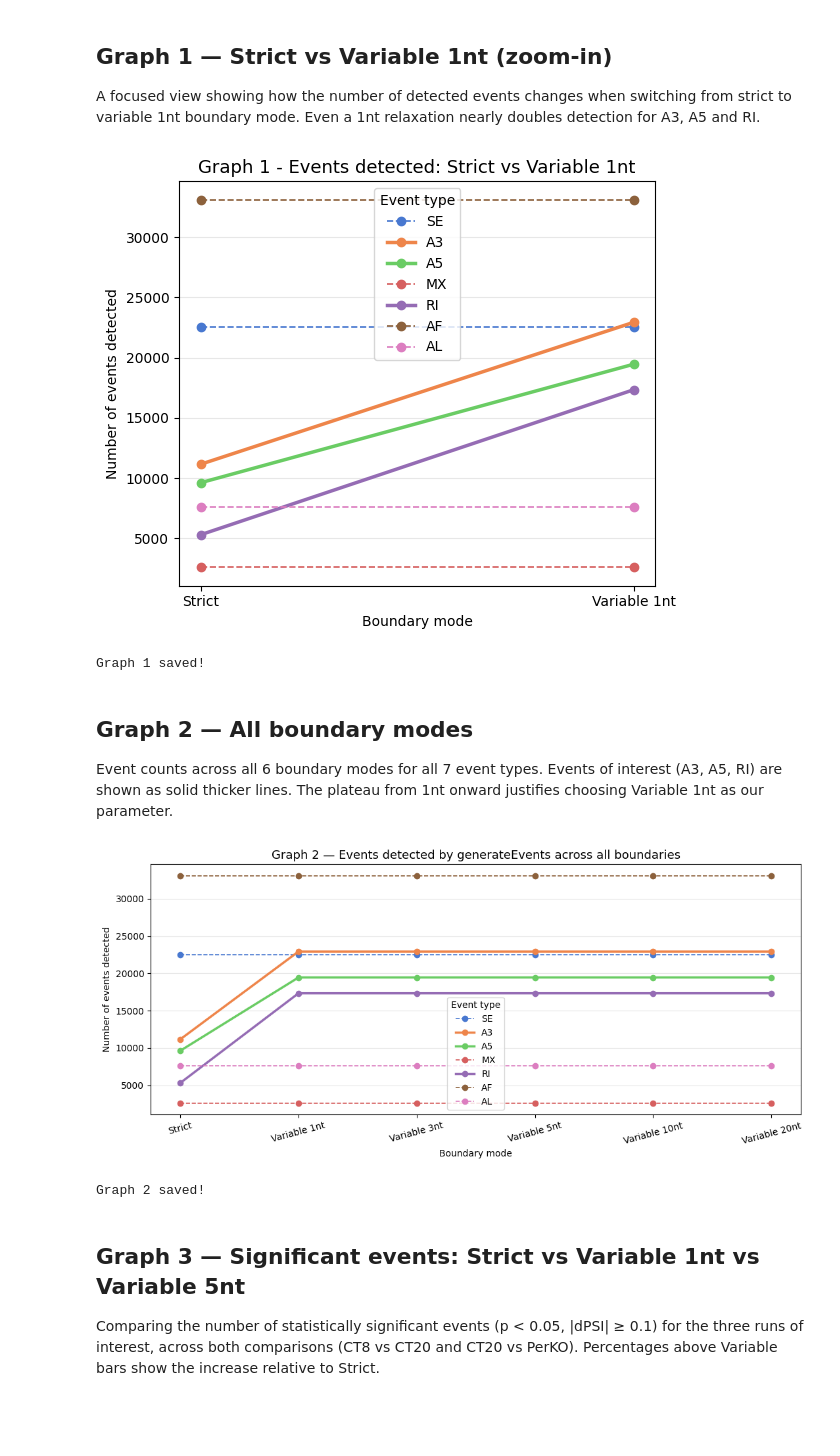
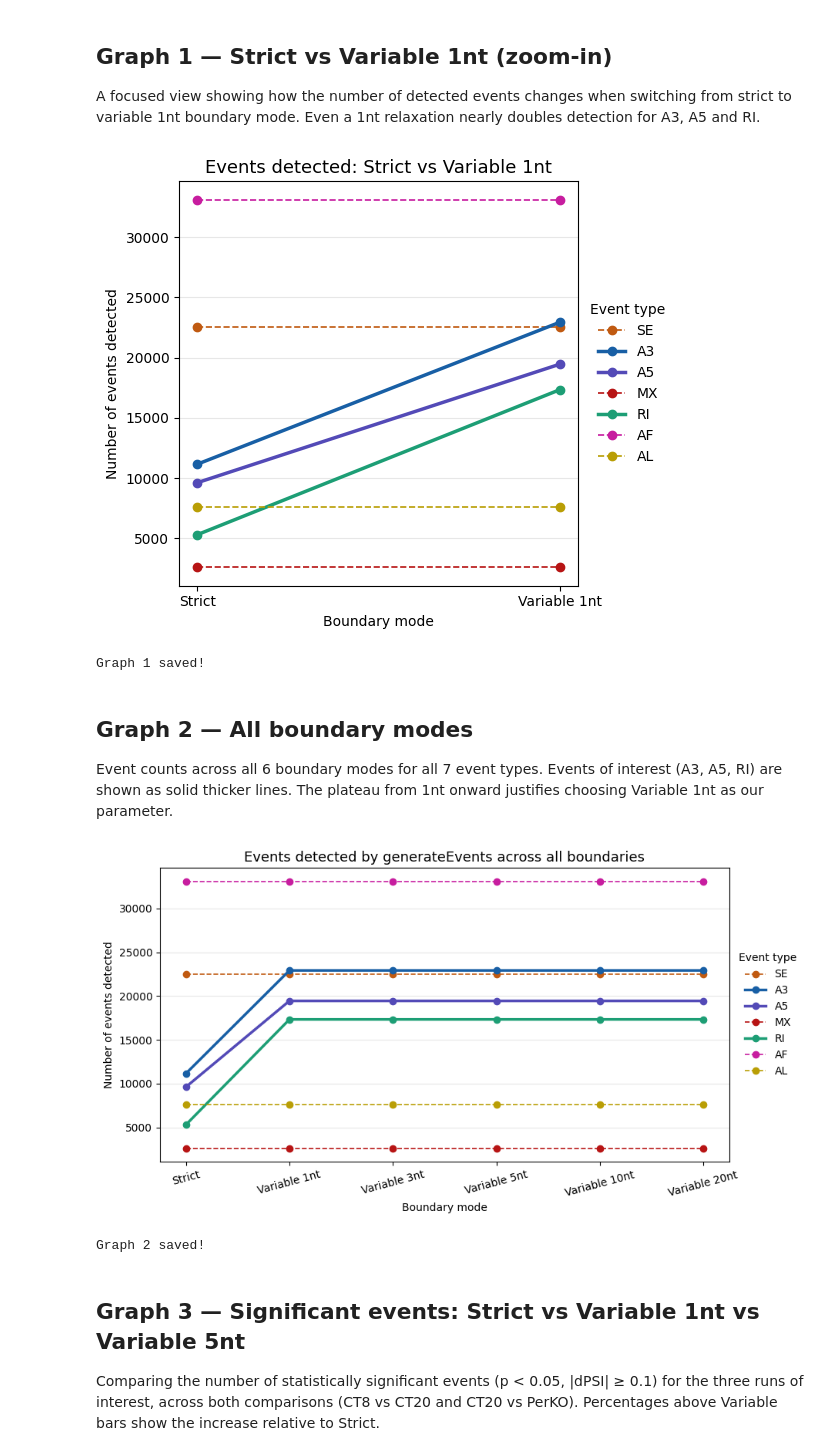
Before and after one commit to griceyrt/Internship, a Jupyter notebook: analysis/notebooks/02_barplots.ipynb, the cells around one changed output. Drawn from its saved outputs; the diff is of its cells as text; code cells hidden in the pictures; blank space fills up the shorter version.

Commit message:
update generatedEvents and Event_Types enum

```diff
--- a/analysis/notebooks/02_barplots.ipynb
+++ b/analysis/notebooks/02_barplots.ipynb
@@ -147,7 +147,20 @@ A focused view showing how the number of detected events changes
 when switching from strict to variable 1nt boundary mode.
 Even a 1nt relaxation nearly doubles detection for A3, A5 and RI.
 # %%
-# Graph 1 — Strict vs Variable 1nt zoom in
+# color map: event type -> color
+event_colors = {
+    "A3": "#185FA5",   # blue
+    "A5": "#534AB7",   # purple
+    "RI": "#1D9E75",   # green
+    "SE": "#C05A11",   # amber
+    "MX": "#B71414",   # red
+    "AF": "#C71D9F",   # pink
+    "AL": "#B99E05",   # yellow
+}
+
+events_all = ["SE", "A3", "A5", "MX", "RI", "AF", "AL"]
+
+# Graph -  line plot comparing Strict vs Variable 1nt for all events
 data_zoom = {
     "Boundary": ["Strict", "Variable 1nt"],
     "SE":  [22523, 22523],
@@ -158,33 +171,35 @@ data_zoom = {
     "AF":  [33108, 33108],
     "AL":  [7632,  7632],
 }
-
 df_zoom = pd.DataFrame(data_zoom)
 
-muted = sns.color_palette("muted", 7)
-events_all = ["SE", "A3", "A5", "MX", "RI", "AF", "AL"]
-
-fig, ax = plt.subplots(figsize=(6, 5))
-
-for i, event in enumerate(events_all):
+fig, ax = plt.subplots(figsize=(7, 5))
+for event in events_all:
     linestyle = "-" if event in ["A3", "A5", "RI"] else "--"
     linewidth = 2.5 if event in ["A3", "A5", "RI"] else 1.2
     ax.plot(df_zoom["Boundary"], df_zoom[event],
-            marker="o", label=event, color=muted[i],
+            marker="o", label=event, color=event_colors[event],
             linewidth=linewidth, linestyle=linestyle)
 
-ax.set_title("Graph 1 - Events detected: Strict vs Variable 1nt", fontsize=13)
+ax.set_title("Events detected: Strict vs Variable 1nt", fontsize=13)
 ax.set_xlabel("Boundary mode")
 ax.set_ylabel("Number of events detected")
-ax.legend(title="Event type")
+
+#ax.legend(title="Event type")
+#ax.grid(axis="y", alpha=0.3)
+#plt.tight_layout()
+
 ax.grid(axis="y", alpha=0.3)
+ax.legend(title="Event type", loc="center left",
+          bbox_to_anchor=(1, 0.5), frameon=False)
+plt.tight_layout(rect=[0, 0, 0.85, 1])
 
-plt.tight_layout()
+
 plt.savefig("../../figures/plots/graph1_lineplot_strict_vs_1nt.png", dpi=150, bbox_inches="tight")
 plt.show()
 print("Graph 1 saved!")
 # %% [output]
-[figure, old version]
+[figure, new version]
 Graph 1 saved!
 # %% [markdown]
 ## Graph 2 — All boundary modes
@@ -195,29 +210,34 @@ The plateau from 1nt onward justifies choosing Variable 1nt as our parameter.
 # %%
 # Line plot — IOE counts across all boundary modes for all 7 events
 boundaries = ["Strict", "Variable 1nt", "Variable 3nt", "Variable 5nt", "Variable 10nt", "Variable 20nt"]
 
 fig, ax = plt.subplots(figsize=(11, 5))
-
-for i, event in enumerate(events_all):
+for event in events_all:
     row = df_ioe_all[df_ioe_all["Event"] == event].iloc[0]
     values = [row[b] for b in boundaries]
     linestyle = "-" if event in ["A3", "A5", "RI"] else "--"
     linewidth = 2.5 if event in ["A3", "A5", "RI"] else 1.2
     ax.plot(boundaries, values, marker="o", label=event,
-            color=muted[i], linewidth=linewidth, linestyle=linestyle)
+            color=event_colors[event], linewidth=linewidth, linestyle=linestyle)
 
-ax.set_title("Graph 2 — Events detected by generateEvents across all boundaries", fontsize=13)
+ax.set_title("Events detected by generateEvents across all boundaries", fontsize=13)
 ax.set_xlabel("Boundary mode")
 ax.set_ylabel("Number of events detected")
-ax.legend(title="Event type")
+
+# ax.legend(title="Event type")
 ax.grid(axis="y", alpha=0.3)
 plt.xticks(rotation=15)
-plt.tight_layout()
-plt.savefig("../../figures/plots/lineplot_ioe_counts.png", dpi=150, bbox_inches="tight")
+# plt.tight_layout()
+
+ax.legend(title="Event type", loc="center left",
+          bbox_to_anchor=(1, 0.5), frameon=False)
+plt.tight_layout(rect=[0, 0, 0.85, 1])
+
+plt.savefig("../../figures/plots/graph2_lineplot_ioe_counts.png", dpi=150, bbox_inches="tight")
 plt.show()
 print("Graph 2 saved!")
 # %% [output]
-[figure, old version]
+[figure, new version]
 Graph 2 saved!
 # %% [markdown]
 ## Graph 3 — Significant events: Strict vs Variable 1nt vs Variable 5nt
```
Also changed, not shown: 11 other files.
